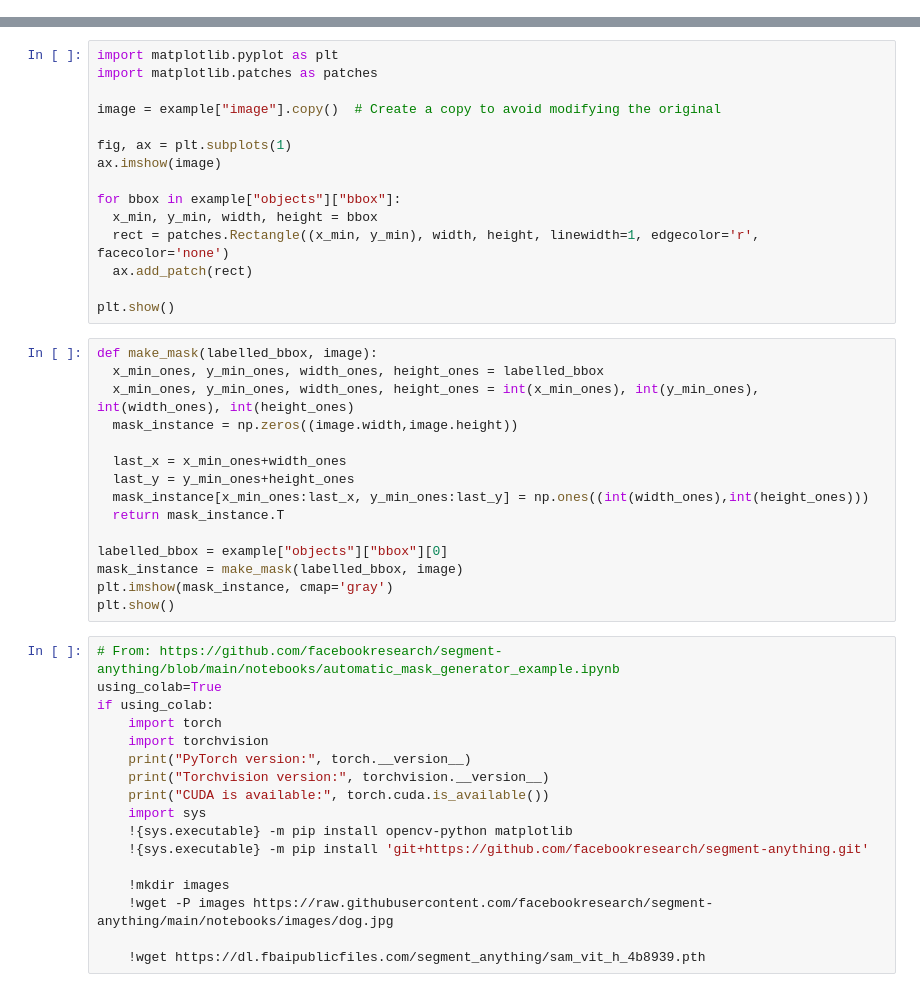
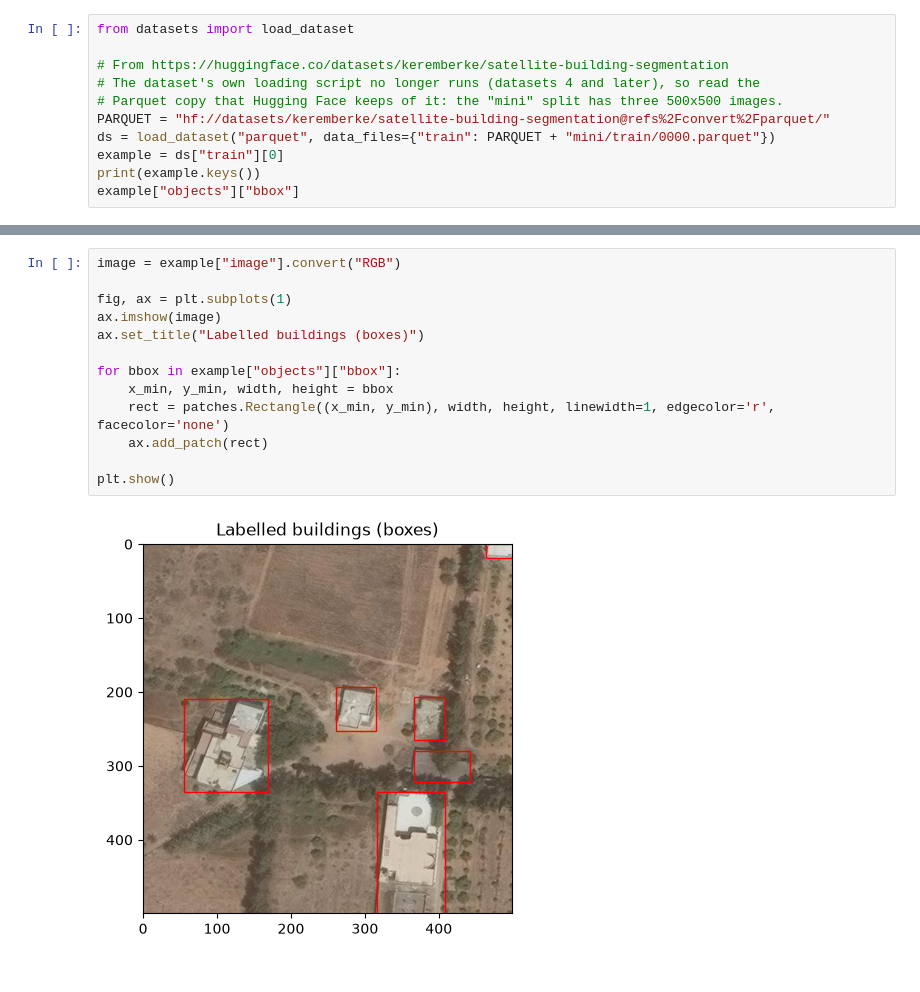
Before and after one commit to lemay-ai/CEG4195-SEG4180, a Jupyter notebook: week7-segment_houses_smartly.ipynb, the cells around one changed output, grey strips where cells are left out. Cells and saved outputs as stored; diff of their text form.

```diff
--- a/week7-segment_houses_smartly.ipynb
+++ b/week7-segment_houses_smartly.ipynb
@@ -19,0 +27,11 @@ example["objects"]['bbox']
+# %%
+from datasets import load_dataset
+
+# From https://huggingface.co/datasets/keremberke/satellite-building-segmentation
+# The dataset's own loading script no longer runs (datasets 4 and later), so read the
+# Parquet copy that Hugging Face keeps of it: the "mini" split has three 500x500 images.
+PARQUET = "hf://datasets/keremberke/satellite-building-segmentation@refs%2Fconvert%2Fparquet/"
+ds = load_dataset("parquet", data_files={"train": PARQUET + "mini/train/0000.parquet"})
+example = ds["train"][0]
+print(example.keys())
+example["objects"]["bbox"]
@@ -20,47 +46,15 @@ example["objects"]['bbox']
 # %%
-import matplotlib.pyplot as plt
-import matplotlib.patches as patches
-
-image = example["image"].copy()  # Create a copy to avoid modifying the original
+image = example["image"].convert("RGB")
 
 fig, ax = plt.subplots(1)
 ax.imshow(image)
+ax.set_title("Labelled buildings (boxes)")
 
 for bbox in example["objects"]["bbox"]:
-  x_min, y_min, width, height = bbox
-  rect = patches.Rectangle((x_min, y_min), width, height, linewidth=1, edgecolor='r', facecolor='none')
-  ax.add_patch(rect)
+    x_min, y_min, width, height = bbox
+    rect = patches.Rectangle((x_min, y_min), width, height, linewidth=1, edgecolor='r', facecolor='none')
+    ax.add_patch(rect)
 
 plt.show()
+# %% [output]
+[figure, added]
-# %%
-def make_mask(labelled_bbox, image):
-  x_min_ones, y_min_ones, width_ones, height_ones = labelled_bbox
-  x_min_ones, y_min_ones, width_ones, height_ones = int(x_min_ones), int(y_min_ones), int(width_ones), int(height_ones)
-  mask_instance = np.zeros((image.width,image.height))
-
-  last_x = x_min_ones+width_ones
-  last_y = y_min_ones+height_ones
-  mask_instance[x_min_ones:last_x, y_min_ones:last_y] = np.ones((int(width_ones),int(height_ones)))
-  return mask_instance.T
-
-labelled_bbox = example["objects"]["bbox"][0]
-mask_instance = make_mask(labelled_bbox, image)
-plt.imshow(mask_instance, cmap='gray')
-plt.show()
-# %%
-# From: https://github.com/facebookresearch/segment-anything/blob/main/notebooks/automatic_mask_generator_example.ipynb
-using_colab=True
-if using_colab:
-    import torch
-    import torchvision
-    print("PyTorch version:", torch.__version__)
-    print("Torchvision version:", torchvision.__version__)
-    print("CUDA is available:", torch.cuda.is_available())
-    import sys
-    !{sys.executable} -m pip install opencv-python matplotlib
-    !{sys.executable} -m pip install 'git+https://github.com/facebookresearch/segment-anything.git'
-
-    !mkdir images
-    !wget -P images https://raw.githubusercontent.com/facebookresearch/segment-anything/main/notebooks/images/dog.jpg
-
-    !wget https://dl.fbaipublicfiles.com/segment_anything/sam_vit_h_4b8939.pth
```
Also changed, not shown: parts of 22 cells of this notebook, 55 other files.
